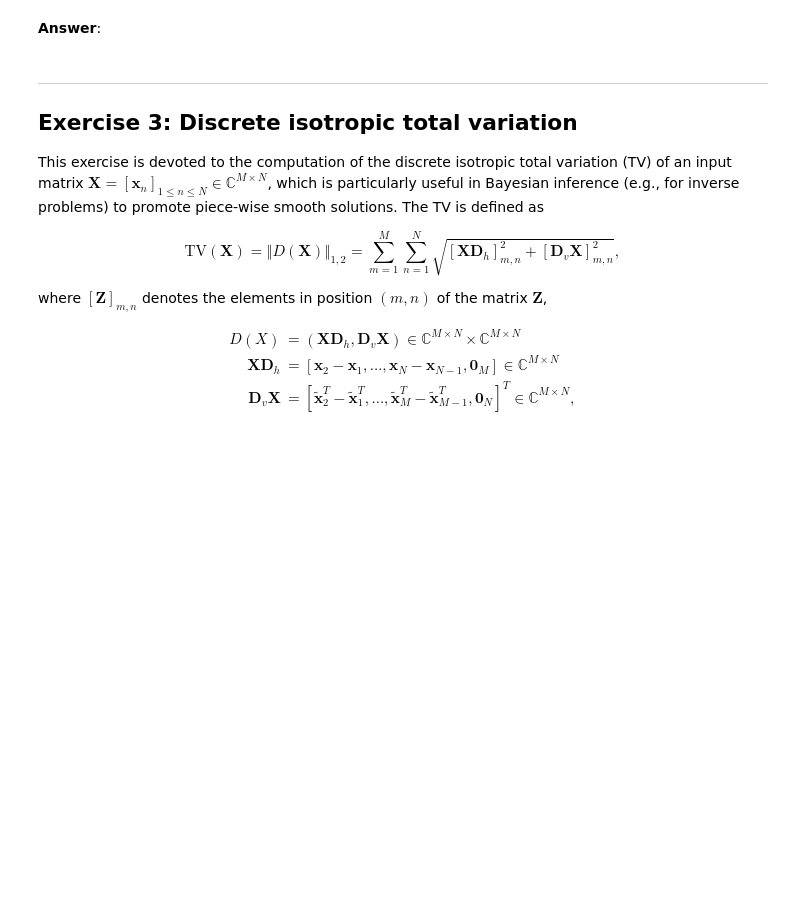
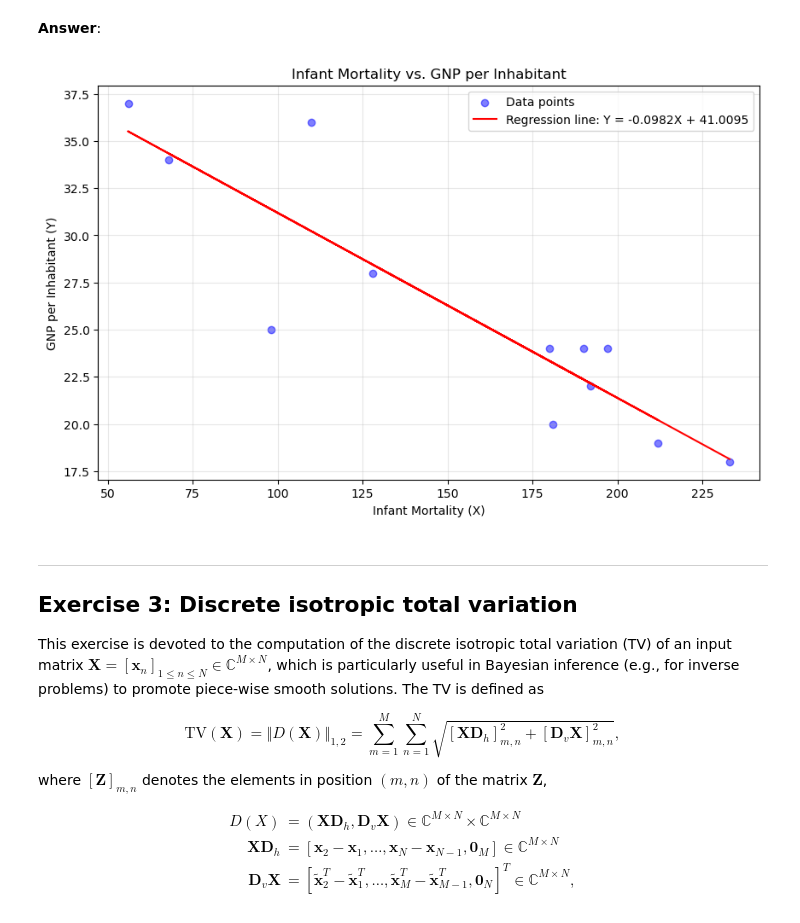
Before and after one commit to antoineamiel/python_sdia, a Jupyter notebook: Labs/Lab2/lab2.ipynb, the cells around one changed output. Drawn from its saved outputs; the diff is of its cells as text; code cells hidden in the pictures; blank space fills up the shorter version.

```diff
--- a/Labs/Lab2/lab2.ipynb
+++ b/Labs/Lab2/lab2.ipynb
@@ -127,0 +245,11 @@ In this second exercise, we focus on computing basic statistics, and applying li
+# %%
+import numpy as np
+
+# Get X and Y data from the dataframe
+X = df['X'].values
+Y = df['Y'].values
+
+# Calculate regression line coefficients (slope and intercept)
+slope, intercept = np.polyfit(X, Y, 1)
+
+print(f"Regression line equation: Y = {slope:.4f}X + {intercept:.4f}")
@@ -134,3 +262,26 @@ In this second exercise, we focus on computing basic statistics, and applying li
+# %%
+import matplotlib.pyplot as plt
+
+# Create scatter plot
+plt.figure(figsize=(10, 6))
+plt.scatter(X, Y, color='blue', alpha=0.5, label='Data points')
+
+# Add regression line
+Y_pred = slope * X + intercept
+plt.plot(X, Y_pred, color='red', label=f'Regression line: Y = {slope:.4f}X + {intercept:.4f}')
+
+# Customize plot
+plt.title('Infant Mortality vs. GNP per Inhabitant')
+plt.xlabel('Infant Mortality (X)')
+plt.ylabel('GNP per Inhabitant (Y)')
+plt.legend()
+plt.grid(True, alpha=0.3)
+
+# Save plot
+plt.savefig('regression_plot.png', dpi=300, bbox_inches='tight')
+plt.show()
+# %% [output]
+[figure, added]
 # %% [markdown]
 ---
 ## <a name="ex3">Exercise 3: Discrete isotropic total variation</a>
```
Also changed, not shown: parts of 12 cells of this notebook, 2 other files.
